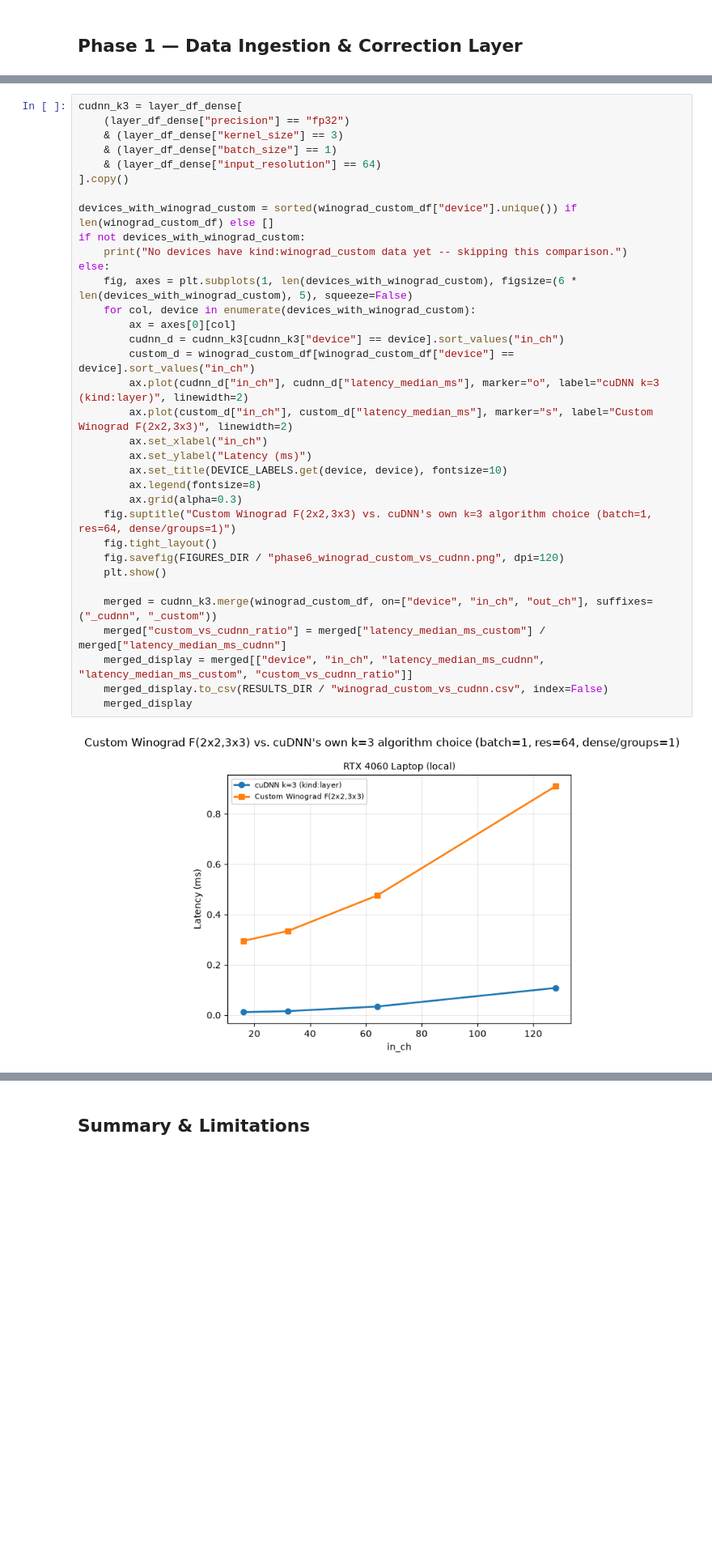
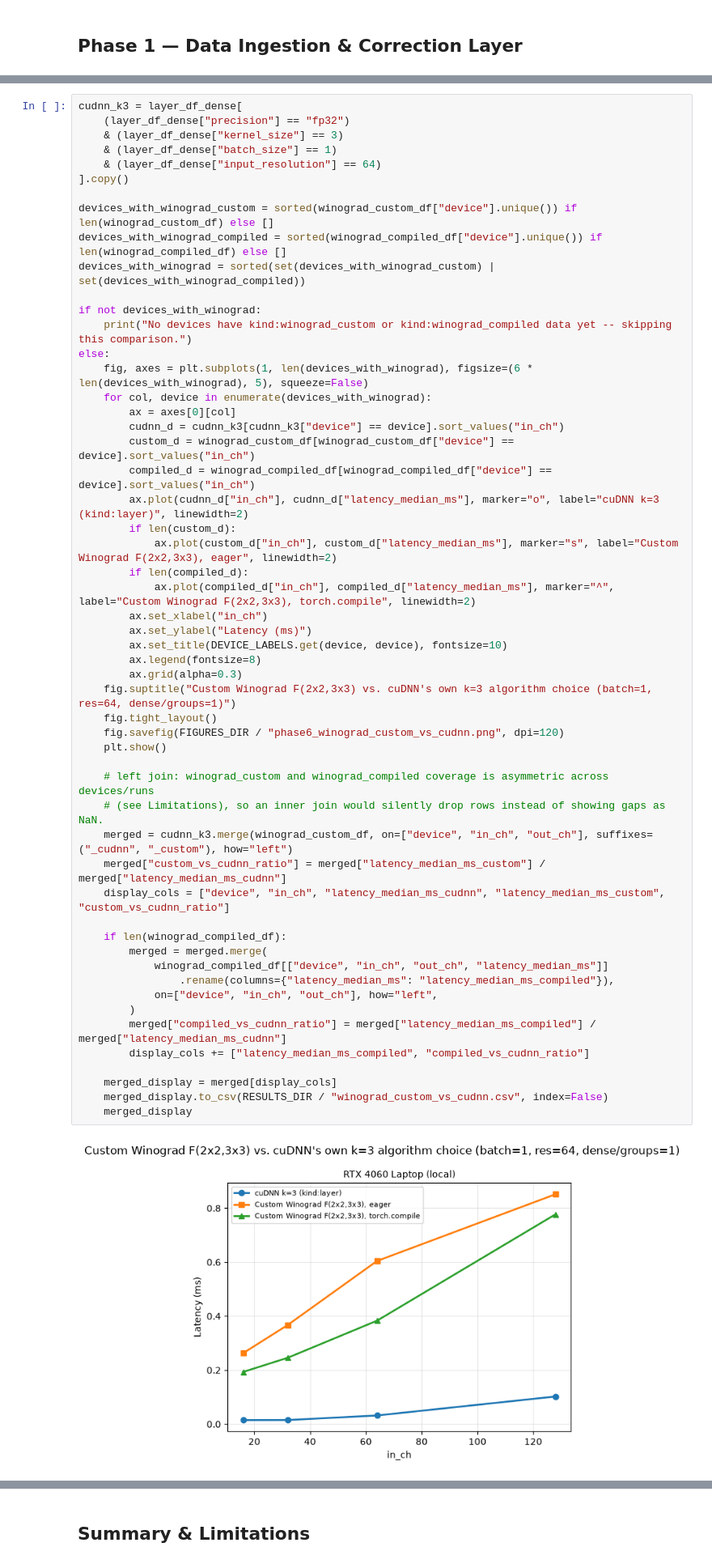
Before and after one commit to RafaelSdeS/dnn_study, a Jupyter notebook: notebooks/phase_6_hardware_profiling_analysis/hardware_profiling_phase6.ipynb, the cells around one changed output, grey strips where cells are left out. Shown at 81% size. Drawn from its saved outputs; the diff is of its cells as text; blank space fills up the shorter version.

```diff
--- a/notebooks/phase_6_hardware_profiling_analysis/hardware_profiling_phase6.ipynb
+++ b/notebooks/phase_6_hardware_profiling_analysis/hardware_profiling_phase6.ipynb
@@ -457,39 +611,59 @@ devices profiled since (see `winograd_custom_df` in the ingestion cell above).
 # %%
 cudnn_k3 = layer_df_dense[
     (layer_df_dense["precision"] == "fp32")
     & (layer_df_dense["kernel_size"] == 3)
     & (layer_df_dense["batch_size"] == 1)
     & (layer_df_dense["input_resolution"] == 64)
 ].copy()
 
 devices_with_winograd_custom = sorted(winograd_custom_df["device"].unique()) if len(winograd_custom_df) else []
-if not devices_with_winograd_custom:
-    print("No devices have kind:winograd_custom data yet -- skipping this comparison.")
+devices_with_winograd_compiled = sorted(winograd_compiled_df["device"].unique()) if len(winograd_compiled_df) else []
+devices_with_winograd = sorted(set(devices_with_winograd_custom) | set(devices_with_winograd_compiled))
+
+if not devices_with_winograd:
+    print("No devices have kind:winograd_custom or kind:winograd_compiled data yet -- skipping this comparison.")
 else:
-    fig, axes = plt.subplots(1, len(devices_with_winograd_custom), figsize=(6 * len(devices_with_winograd_custom), 5), squeeze=False)
-    for col, device in enumerate(devices_with_winograd_custom):
+    fig, axes = plt.subplots(1, len(devices_with_winograd), figsize=(6 * len(devices_with_winograd), 5), squeeze=False)
+    for col, device in enumerate(devices_with_winograd):
         ax = axes[0][col]
         cudnn_d = cudnn_k3[cudnn_k3["device"] == device].sort_values("in_ch")
         custom_d = winograd_custom_df[winograd_custom_df["device"] == device].sort_values("in_ch")
+        compiled_d = winograd_compiled_df[winograd_compiled_df["device"] == device].sort_values("in_ch")
         ax.plot(cudnn_d["in_ch"], cudnn_d["latency_median_ms"], marker="o", label="cuDNN k=3 (kind:layer)", linewidth=2)
-        ax.plot(custom_d["in_ch"], custom_d["latency_median_ms"], marker="s", label="Custom Winograd F(2x2,3x3)", linewidth=2)
+        if len(custom_d):
+            ax.plot(custom_d["in_ch"], custom_d["latency_median_ms"], marker="s", label="Custom Winograd F(2x2,3x3), eager", linewidth=2)
+        if len(compiled_d):
+            ax.plot(compiled_d["in_ch"], compiled_d["latency_median_ms"], marker="^", label="Custom Winograd F(2x2,3x3), torch.compile", linewidth=2)
         ax.set_xlabel("in_ch")
         ax.set_ylabel("Latency (ms)")
         ax.set_title(DEVICE_LABELS.get(device, device), fontsize=10)
         ax.legend(fontsize=8)
         ax.grid(alpha=0.3)
     fig.suptitle("Custom Winograd F(2x2,3x3) vs. cuDNN's own k=3 algorithm choice (batch=1, res=64, dense/groups=1)")
     fig.tight_layout()
     fig.savefig(FIGURES_DIR / "phase6_winograd_custom_vs_cudnn.png", dpi=120)
     plt.show()
 
-    merged = cudnn_k3.merge(winograd_custom_df, on=["device", "in_ch", "out_ch"], suffixes=("_cudnn", "_custom"))
+    # left join: winograd_custom and winograd_compiled coverage is asymmetric across devices/runs
+    # (see Limitations), so an inner join would silently drop rows instead of showing gaps as NaN.
+    merged = cudnn_k3.merge(winograd_custom_df, on=["device", "in_ch", "out_ch"], suffixes=("_cudnn", "_custom"), how="left")
     merged["custom_vs_cudnn_ratio"] = merged["latency_median_ms_custom"] / merged["latency_median_ms_cudnn"]
-    merged_display = merged[["device", "in_ch", "latency_median_ms_cudnn", "latency_median_ms_custom", "custom_vs_cudnn_ratio"]]
+    display_cols = ["device", "in_ch", "latency_median_ms_cudnn", "latency_median_ms_custom", "custom_vs_cudnn_ratio"]
+
+    if len(winograd_compiled_df):
+        merged = merged.merge(
+            winograd_compiled_df[["device", "in_ch", "out_ch", "latency_median_ms"]]
+                .rename(columns={"latency_median_ms": "latency_median_ms_compiled"}),
+            on=["device", "in_ch", "out_ch"], how="left",
+        )
+        merged["compiled_vs_cudnn_ratio"] = merged["latency_median_ms_compiled"] / merged["latency_median_ms_cudnn"]
+        display_cols += ["latency_median_ms_compiled", "compiled_vs_cudnn_ratio"]
+
+    merged_display = merged[display_cols]
     merged_display.to_csv(RESULTS_DIR / "winograd_custom_vs_cudnn.csv", index=False)
     merged_display
 # %% [output]
-[figure, old version]
+[figure, new version]
 # %% [markdown]
 ## Phase 2 — H1: Winograd Acceleration on Dense 3×3 Convolutions
 
```
Also changed, not shown: parts of 26 cells of this notebook, 26 other files.
